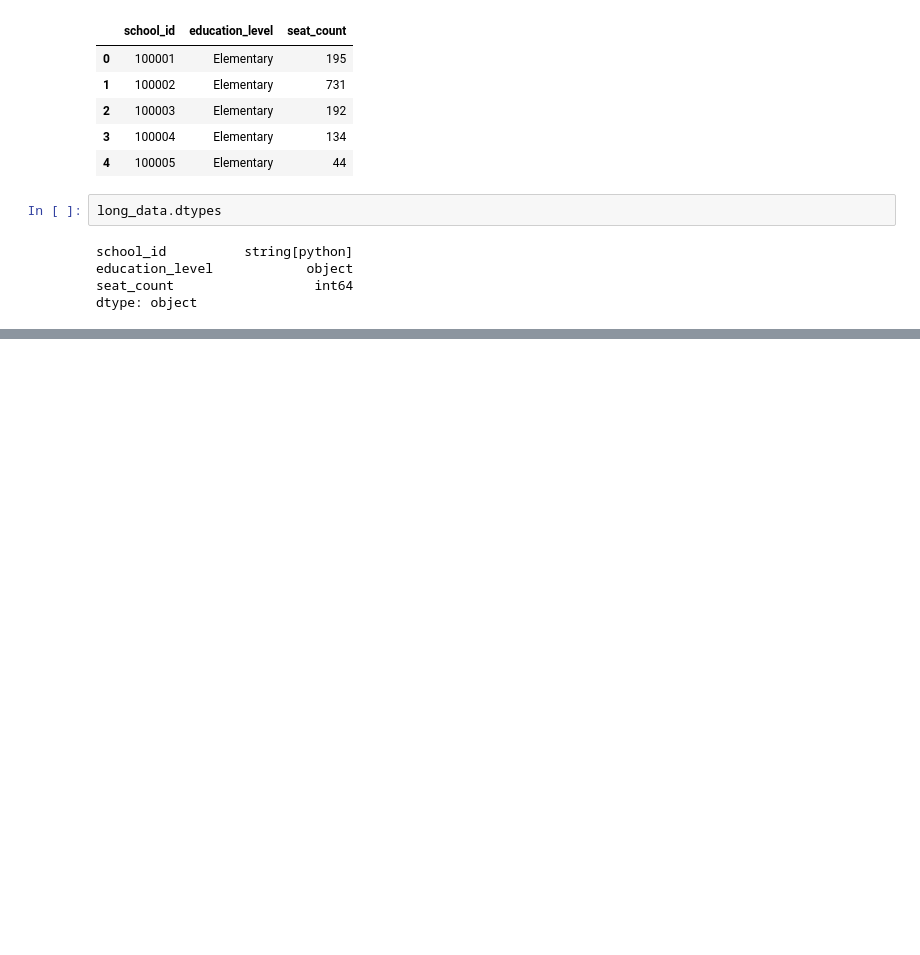
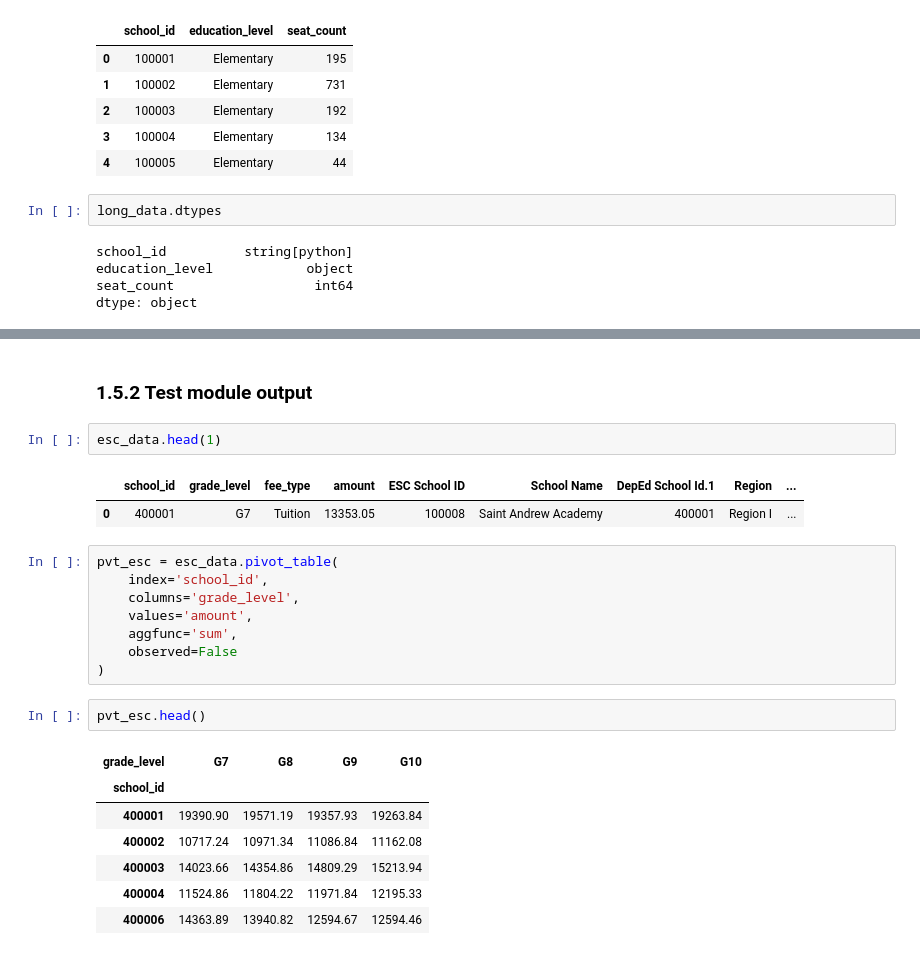
Before and after one commit to cair-philippines/project_paaral, a Jupyter notebook: notebooks/0.1-process-enrollment.ipynb, the cells around one changed output, grey strips where cells are left out. Cells and saved outputs as stored; diff of their text form; blank space fills up the shorter version.

```diff
--- a/notebooks/0.1-process-enrollment.ipynb
+++ b/notebooks/0.1-process-enrollment.ipynb
@@ -471,0 +524,25 @@ dtype: object
+# %% [markdown]
+### 1.5.2 Test module output
+# %%
+esc_data.head(1)
+# %% [output]
+|  | school_id | grade_level | fee_type | amount | ESC School ID | School Name | DepEd School Id.1 | Region | ... |
+| 0 | 400001 | G7 | Tuition | 13353.05 | 100008 | Saint Andrew Academy | 400001 | Region I | ... |
+# %%
+pvt_esc = esc_data.pivot_table(
+    index='school_id',
+    columns='grade_level',
+    values='amount',
+    aggfunc='sum',
+    observed=False
+)
+# %%
+pvt_esc.head()
+# %% [output]
+| grade_level | G7 | G8 | G9 | G10 |
+| school_id |  |  |  |  |
+| 400001 | 19390.90 | 19571.19 | 19357.93 | 19263.84 |
+| 400002 | 10717.24 | 10971.34 | 11086.84 | 11162.08 |
+| 400003 | 14023.66 | 14354.86 | 14809.29 | 15213.94 |
+| 400004 | 11524.86 | 11804.22 | 11971.84 | 12195.33 |
+| 400006 | 14363.89 | 13940.82 | 12594.67 | 12594.46 |
```
Also changed, not shown: parts of 15 cells of this notebook.
